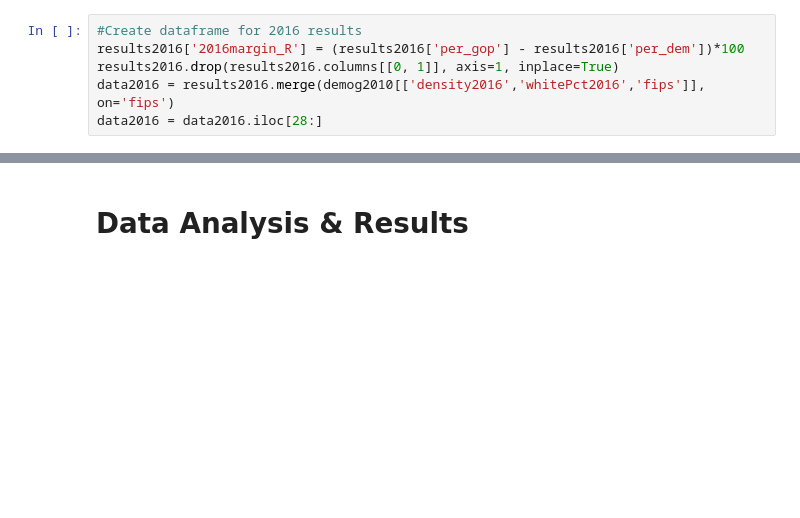
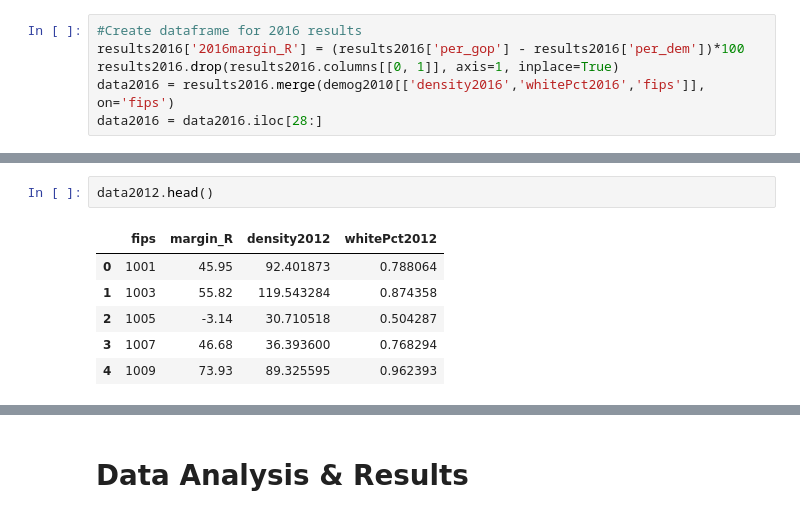
Before and after one commit to GiacomoPuccini/COGS108_Repo, a Jupyter notebook: FinalProject.ipynb, the cells around one changed output, grey strips where cells are left out. Saved outputs shown, nothing was run; the diff lists cells and outputs as text; blank space fills up the shorter version.

```diff
--- a/FinalProject.ipynb
+++ b/FinalProject.ipynb
@@ -286,0 +307,9 @@ data2016 = data2016.iloc[28:]
+# %%
+data2012.head()
+# %% [output]
+|  | fips | margin_R | density2012 | whitePct2012 |
+| 0 | 1001 | 45.95 | 92.401873 | 0.788064 |
+| 1 | 1003 | 55.82 | 119.543284 | 0.874358 |
+| 2 | 1005 | -3.14 | 30.710518 | 0.504287 |
+| 3 | 1007 | 46.68 | 36.393600 | 0.768294 |
+| 4 | 1009 | 73.93 | 89.325595 | 0.962393 |
```
Also changed, not shown: parts of 30 cells of this notebook.
